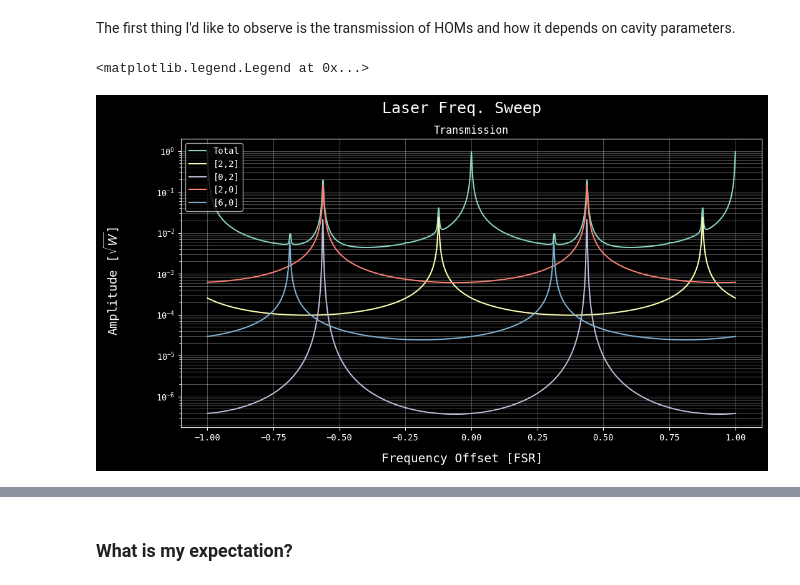
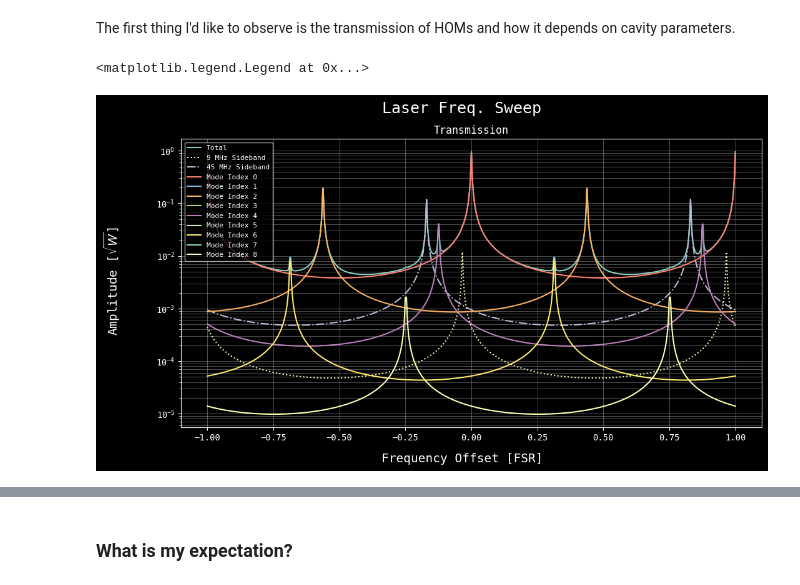
Before and after one commit to chance-jackson/ce-omc, a Jupyter notebook: aLIGO-omc/aLIGO_OMC_Sim.ipynb, the cells around one changed output, grey strips where cells are left out. Cells and saved outputs as stored; diff of their text form; code cells hidden in the pictures.

```diff
--- a/aLIGO-omc/aLIGO_OMC_Sim.ipynb
+++ b/aLIGO-omc/aLIGO_OMC_Sim.ipynb
@@ -62,8 +64,8 @@ laser = omc.add(fc.Laser("Input", P=1)) #1W input laser power
 ### Modulation ###
 # In aLIGO, RF sidebands are used for sensing and control purposes. The filtering of these sidebands is a primary function of the OMC
 # In order to properly model this in FINESSE, I'll use the EOM component, which adds signal sidebands onto the carrier.
-mod9 = omc.add(fc.Modulator("mod9", midx = 0.025, f = 9e6))
-mod45 = omc.add(fc.Modulator("mod45", midx = 0.25, f = 45e6))
+mod9 = omc.add(fc.Modulator("mod9", midx = 0.025, f = 9e6, order = 2))
+mod45 = omc.add(fc.Modulator("mod45", midx = 0.25, f = 45e6, order = 2))
 
 ### Mirrors ###
 
@@ -283,28 +289,45 @@ TSM = omc.OMC.mode_separation[0]
 finesse = omc.OMC.finesse
 # %%
 sol = omc.run(f"xaxis(Input.f, lin, -{omc.OMC.FSR}, {omc.OMC.FSR}, 2000)")
+# %%
+total_amp_carrier = 0
+for hom in omc.homs:
+    order = hom[0] + hom[1]
+    total_amp_carrier += np.abs(sol[f"A_{hom[0]}{hom[1]}_{0}_{order}"])**2
+total_amp_9 = 0
+total_amp_9 += np.abs(sol[f"A_00_9_0"])**2
+total_amp_45 = 0
+total_amp_45 += np.abs(sol[f"A_00_45_0"])**2
 # %%
 fig, axs = plt.subplots(ncols = 1, figsize=(12,6))
 
 axs.set_title("Transmission")
-total_amp = 0
-for hom in omc.homs:
-    total_amp += np.abs(sol[f"A_{hom[0]}{hom[1]}"])**2
-axs.semilogy(sol.x1/FSR,np.sqrt(total_amp),label='Total')
-axs.semilogy(sol.x1/FSR,np.abs(sol["A_22"]),label='[2,2]')
-#axs.semilogy(sol.x1/FSR,np.abs(sol["A_33"]),label='[3,3]')
-axs.semilogy(sol.x1/FSR,np.abs(sol["A_02"])**2,label='[0,2]')
-axs.semilogy(sol.x1/FSR,np.abs(sol["A_20"]),label='[2,0]')
-axs.semilogy(sol.x1/FSR,np.abs(sol["A_06"]),label='[6,0]')
-#axs.semilogy(sol.x1/FSR,np.abs(sol["A_06"]),label='[0,6]')
-#axs.plot(xaxis,np.abs(sol["A_13"]),label='[4,2]')
+axs.semilogy(sol.x1/FSR,np.sqrt(total_amp_carrier + total_amp_9 + total_amp_45),label='Total') # plot total (sqrt(square cont.))
+axs.semilogy(sol.x1/FSR, np.sqrt(total_amp_9),label='9 MHz Sideband',linestyle=':')
+axs.semilogy(sol.x1/FSR, np.sqrt(total_amp_45),label='45 MHz Sideband',linestyle='-.')
 
+def plotting_orders(sol: dict, order_list: list, hom_list: list,f: float = 0):
+    for order in order_list: #horrible nesting happening here...avert your gaze
+        total_hom = 0
+        str_list = []
+        for hom in hom_list: #for HOM in my list of present HOM
+           if hom[0] + hom[1] == order and hom[0] == hom[1]: #if m+n = order and m=n
+               str_list.append(f"A_{hom[0]}{hom[1]}_0_{order}") #append name in dictionary
+           elif hom[0] + hom[1] == order and hom[0] != hom[1]: #else
+               str_list.append(f"A_{hom[0]}{hom[1]}_0_{order}") #append name in dictionary
+        for st in str_list: #this is a silly work around, but it is working
+           total_hom += np.abs(sol[st])**2
+        axs.semilogy(sol.x1/FSR,np.sqrt(total_hom),label = f"Mode Index {order}") #plot
 
+plotting_orders(sol, np.arange(0,9,1), omc.homs)
+#axs.semilogy(sol.x1/FSR, np.sqrt(np.abs(sol[f"A_02_0_2"])**2 + np.abs(sol[f"A_20_0_2"])**2 + np.abs(sol[f"A_11_0_2"])**2),label='Manual')
 fig.supylabel(r'Amplitude [$\sqrt{W}$]',fontsize=14)
 fig.supxlabel('Frequency Offset [FSR]',fontsize=14)
 fig.suptitle('Laser Freq. Sweep',fontsize=18)
 axs.grid(which='both',alpha=0.3)
-axs.legend(fontsize=10)
+axs.legend(fontsize=8)
+
+#plt.savefig('laser_sweep_OMC.png',dpi=300,bbox_inches = 'tight')
 # %% [output]
 <matplotlib.legend.Legend at 0x...>
-[figure, old version]
+[figure, new version]
```
Also changed, not shown: parts of 8 cells of this notebook.
